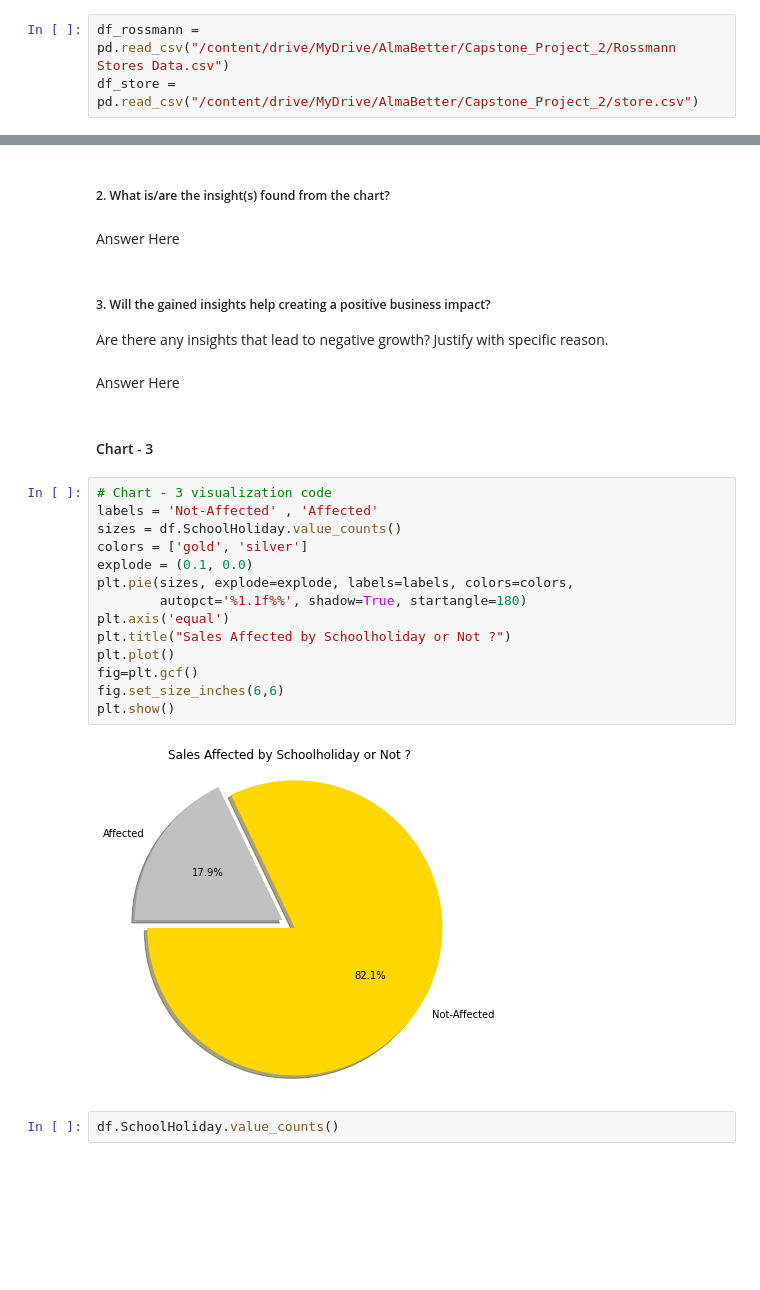
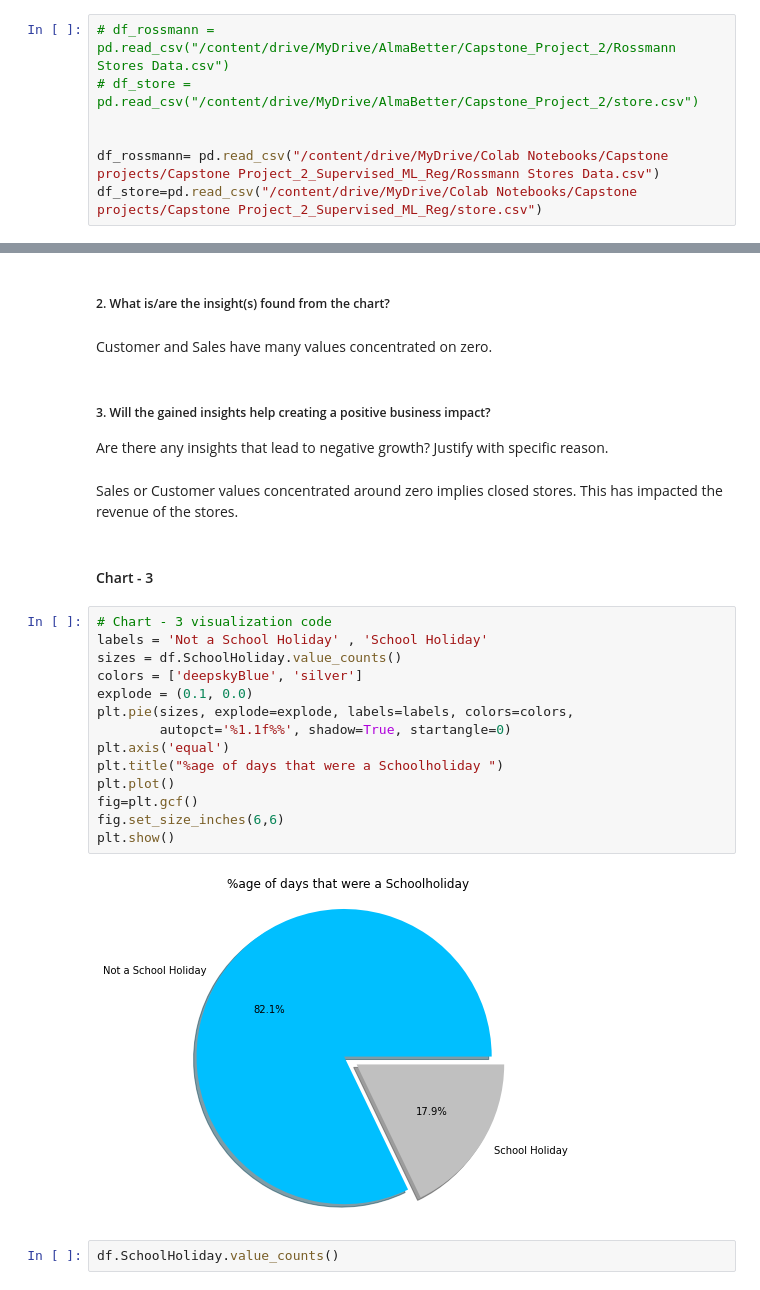
Before and after one commit to makdatascience/Retail_Sales_Prediction, a Jupyter notebook: Retail_Sales_Prediction.ipynb, the cells around one changed output, grey strips where cells are left out. Saved outputs shown, nothing was run; the diff lists cells and outputs as text; blank space fills up the shorter version.

```diff
--- a/Retail_Sales_Prediction.ipynb
+++ b/Retail_Sales_Prediction.ipynb
@@ -109,8 +125,12 @@ drive.mount('/content/drive')
 # %% [output]
 Drive already mounted at /content/drive; to attempt to forcibly remount, call drive.mount("/content/drive", force_remount=True).
 # %%
-df_rossmann = pd.read_csv("/content/drive/MyDrive/AlmaBetter/Capstone_Project_2/Rossmann Stores Data.csv")
-df_store = pd.read_csv("/content/drive/MyDrive/AlmaBetter/Capstone_Project_2/store.csv")
+# df_rossmann = pd.read_csv("/content/drive/MyDrive/AlmaBetter/Capstone_Project_2/Rossmann Stores Data.csv")
+# df_store = pd.read_csv("/content/drive/MyDrive/AlmaBetter/Capstone_Project_2/store.csv")
+
+
+df_rossmann= pd.read_csv("/content/drive/MyDrive/Colab Notebooks/Capstone projects/Capstone Project_2_Supervised_ML_Reg/Rossmann Stores Data.csv")
+df_store=pd.read_csv("/content/drive/MyDrive/Colab Notebooks/Capstone projects/Capstone Project_2_Supervised_ML_Reg/store.csv")
 # %% [markdown]
 ####**Dataset First View**
 # %%
@@ -716,30 +755,30 @@ Answer Here.
 # %% [markdown]
 ##### 2. What is/are the insight(s) found from the chart?
-# %% [markdown]
-Answer Here
+# %% [markdown]
+Customer and Sales have many values concentrated on zero.
 # %% [markdown]
 ##### 3. Will the gained insights help creating a positive business impact?
 Are there any insights that lead to negative growth? Justify with specific reason.
-# %% [markdown]
-Answer Here
+# %% [markdown]
+Sales or Customer values concentrated around zero implies closed stores. This has impacted the revenue of the stores.
 # %% [markdown]
 #### Chart - 3
 # %%
 # Chart - 3 visualization code
-labels = 'Not-Affected' , 'Affected'
+labels = 'Not a School Holiday' , 'School Holiday'
 sizes = df.SchoolHoliday.value_counts()
-colors = ['gold', 'silver']
+colors = ['deepskyBlue', 'silver']
 explode = (0.1, 0.0)
 plt.pie(sizes, explode=explode, labels=labels, colors=colors,
-        autopct='%1.1f%%', shadow=True, startangle=180)
+        autopct='%1.1f%%', shadow=True, startangle=0)
 plt.axis('equal')
-plt.title("Sales Affected by Schoolholiday or Not ?")
+plt.title("%age of days that were a Schoolholiday ")
 plt.plot()
 fig=plt.gcf()
 fig.set_size_inches(6,6)
 plt.show()
 # %% [output]
-[figure, old version]
+[figure, new version]
 # %%
 df.SchoolHoliday.value_counts()
 # %% [output]
```
Also changed, not shown: parts of 50 cells of this notebook.
